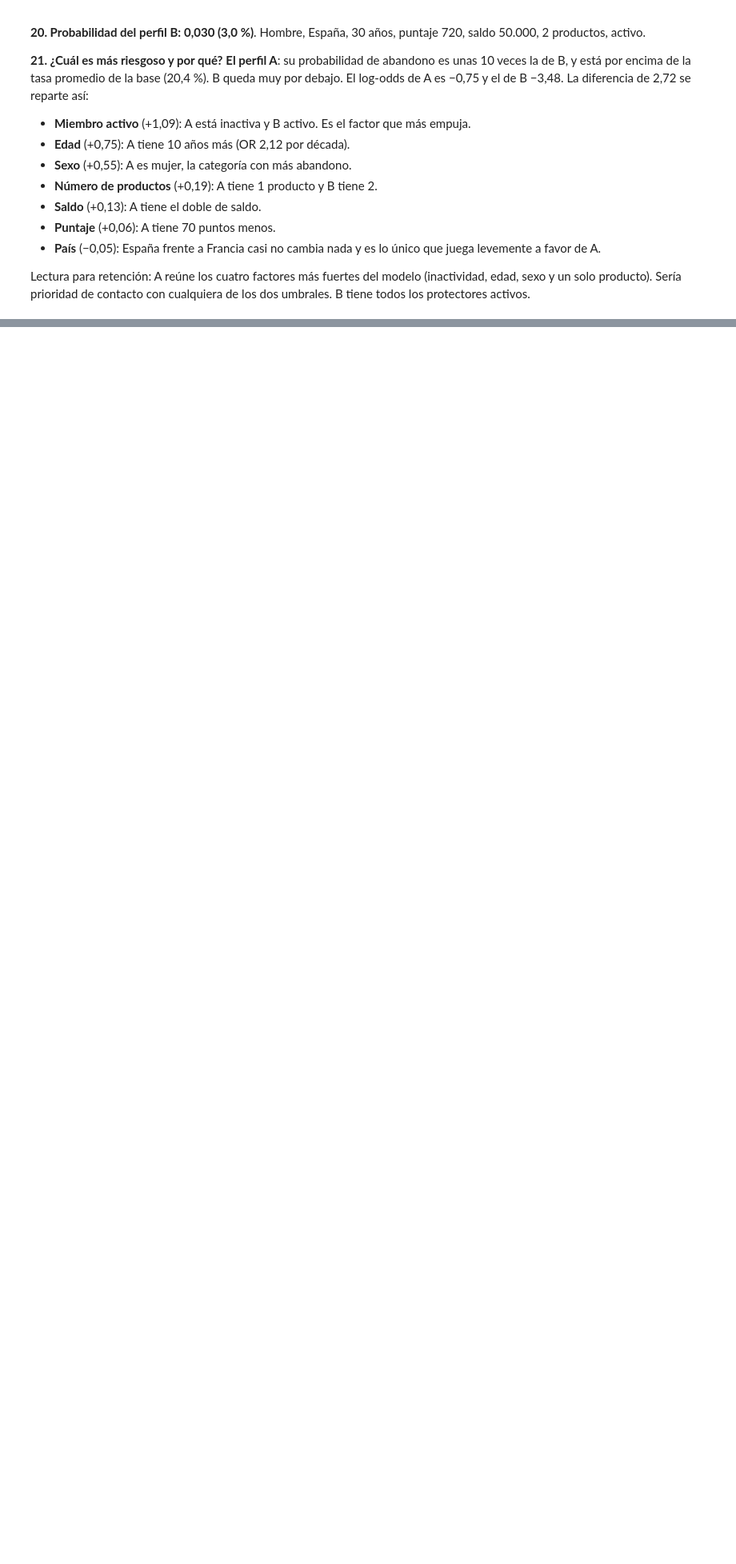
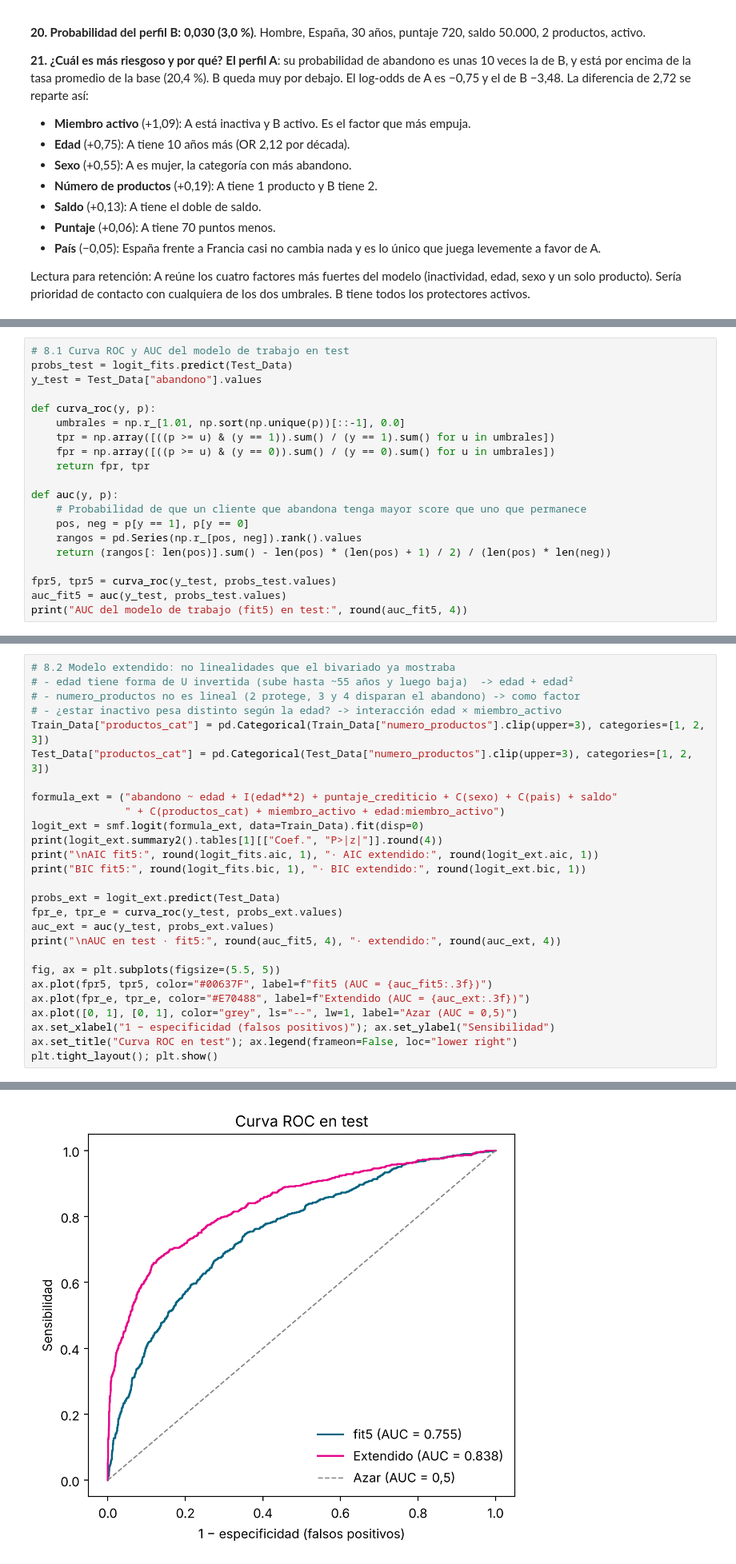
Before and after one commit to tibelclan-bot/Taller-de-regresion-, a Jupyter notebook: Taller_Abandono_Producto_Financiero.ipynb, the cells around one changed output, grey strips where cells are left out. Shown at 80% size. Saved outputs shown, nothing was run; the diff lists cells and outputs as text; blank space fills up the shorter version.

Commit message:
Punto 8: extension - ROC, modelo no lineal, umbral por costos y deciles

```diff
--- a/Taller_Abandono_Producto_Financiero.ipynb
+++ b/Taller_Abandono_Producto_Financiero.ipynb
@@ -626,0 +629,20 @@ Lectura para retención: A reúne los cuatro factores más fuertes del modelo (i
+# %%
+# 8.1 Curva ROC y AUC del modelo de trabajo en test
+probs_test = logit_fits.predict(Test_Data)
+y_test = Test_Data["abandono"].values
+
+def curva_roc(y, p):
+    umbrales = np.r_[1.01, np.sort(np.unique(p))[::-1], 0.0]
+    tpr = np.array([((p >= u) & (y == 1)).sum() / (y == 1).sum() for u in umbrales])
+    fpr = np.array([((p >= u) & (y == 0)).sum() / (y == 0).sum() for u in umbrales])
+    return fpr, tpr
+
+def auc(y, p):
+    # Probabilidad de que un cliente que abandona tenga mayor score que uno que permanece
+    pos, neg = p[y == 1], p[y == 0]
+    rangos = pd.Series(np.r_[pos, neg]).rank().values
+    return (rangos[: len(pos)].sum() - len(pos) * (len(pos) + 1) / 2) / (len(pos) * len(neg))
+
+fpr5, tpr5 = curva_roc(y_test, probs_test.values)
+auc_fit5 = auc(y_test, probs_test.values)
+print("AUC del modelo de trabajo (fit5) en test:", round(auc_fit5, 4))
@@ -626,0 +651,28 @@ Lectura para retención: A reúne los cuatro factores más fuertes del modelo (i
+# %%
+# 8.2 Modelo extendido: no linealidades que el bivariado ya mostraba
+# - edad tiene forma de U invertida (sube hasta ~55 años y luego baja)  -> edad + edad²
+# - numero_productos no es lineal (2 protege, 3 y 4 disparan el abandono) -> como factor
+# - ¿estar inactivo pesa distinto según la edad? -> interacción edad × miembro_activo
+Train_Data["productos_cat"] = pd.Categorical(Train_Data["numero_productos"].clip(upper=3), categories=[1, 2, 3])
+Test_Data["productos_cat"] = pd.Categorical(Test_Data["numero_productos"].clip(upper=3), categories=[1, 2, 3])
+
+formula_ext = ("abandono ~ edad + I(edad**2) + puntaje_crediticio + C(sexo) + C(pais) + saldo"
+               " + C(productos_cat) + miembro_activo + edad:miembro_activo")
+logit_ext = smf.logit(formula_ext, data=Train_Data).fit(disp=0)
+print(logit_ext.summary2().tables[1][["Coef.", "P>|z|"]].round(4))
+print("\nAIC fit5:", round(logit_fits.aic, 1), "· AIC extendido:", round(logit_ext.aic, 1))
+print("BIC fit5:", round(logit_fits.bic, 1), "· BIC extendido:", round(logit_ext.bic, 1))
+
+probs_ext = logit_ext.predict(Test_Data)
+fpr_e, tpr_e = curva_roc(y_test, probs_ext.values)
+auc_ext = auc(y_test, probs_ext.values)
+print("\nAUC en test · fit5:", round(auc_fit5, 4), "· extendido:", round(auc_ext, 4))
+
+fig, ax = plt.subplots(figsize=(5.5, 5))
+ax.plot(fpr5, tpr5, color="#00637F", label=f"fit5 (AUC = {auc_fit5:.3f})")
+ax.plot(fpr_e, tpr_e, color="#E70488", label=f"Extendido (AUC = {auc_ext:.3f})")
+ax.plot([0, 1], [0, 1], color="grey", ls="--", lw=1, label="Azar (AUC = 0,5)")
+ax.set_xlabel("1 − especificidad (falsos positivos)"); ax.set_ylabel("Sensibilidad")
+ax.set_title("Curva ROC en test"); ax.legend(frameon=False, loc="lower right")
+plt.tight_layout(); plt.show()
+# %% [output]
@@ -626,0 +697 @@ Lectura para retención: A reúne los cuatro factores más fuertes del modelo (i
+[figure, added]
```
Also changed, not shown: parts of 8 cells of this notebook.
